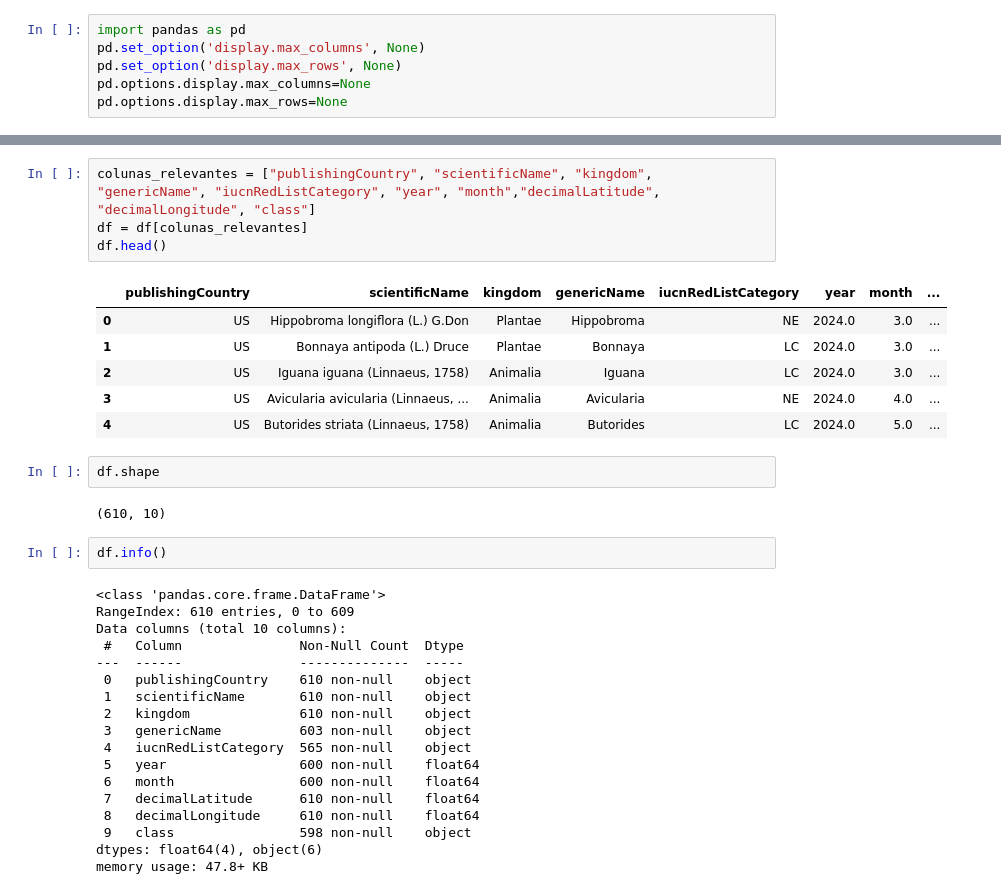
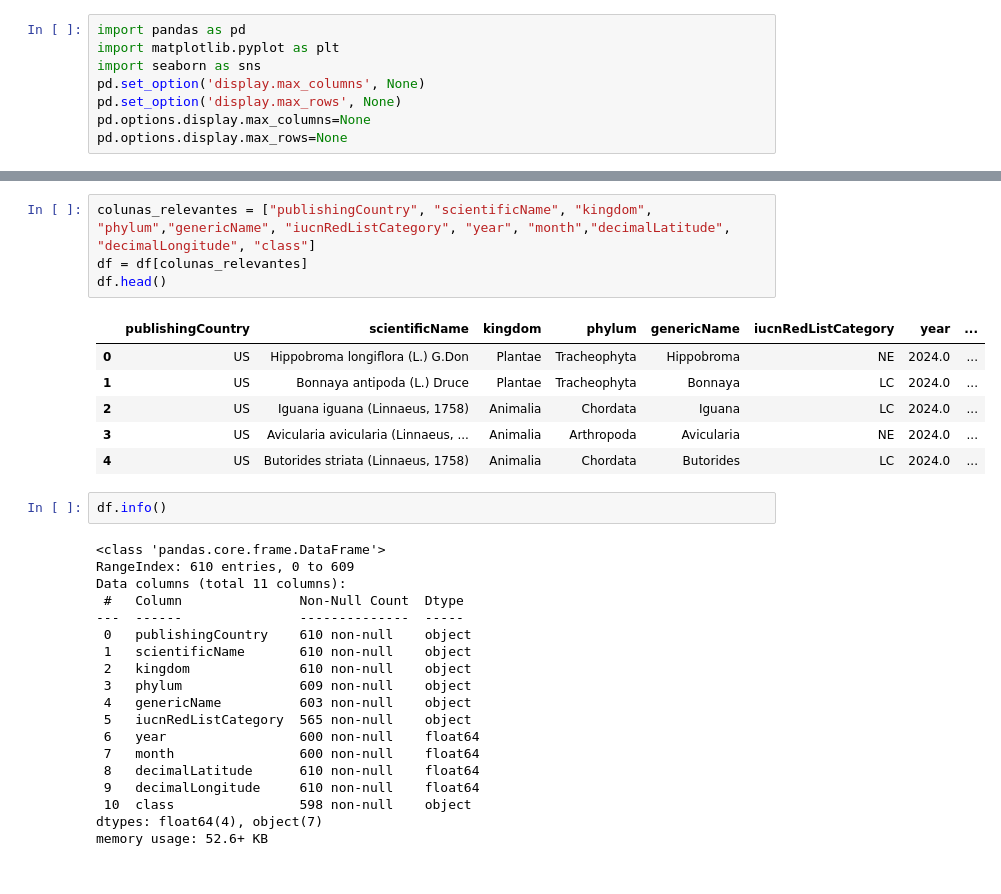
Before and after one commit to DaviMacielCavalcante/analise-de-dados-de-coleta-de-especimes-no-combu, a Jupyter notebook: script.ipynb, the cells around one changed output, grey strips where cells are left out. Saved outputs shown, nothing was run; the diff lists cells and outputs as text.

```diff
--- a/script.ipynb
+++ b/script.ipynb
@@ -1,5 +1,7 @@
 # %%
 import pandas as pd
+import matplotlib.pyplot as plt
+import seaborn as sns
 pd.set_option('display.max_columns', None)
 pd.set_option('display.max_rows', None)
 pd.options.display.max_columns=None
@@ -15,37 +17,34 @@ df.head()
 | 3 | 4891949736 | 50c9509d-22c7-4a22-a47d-8c48425ef4a7 | 28eb1a3f-1c15-4a95-931a-4af90ecb574d | 997448a8-f762-11e1-a439-00145eb45e9a | 28eb1a3f-1c15-4a95-931a-4af90ecb574d | US | ... |
 | 4 | 4872372054 | 50c9509d-22c7-4a22-a47d-8c48425ef4a7 | 28eb1a3f-1c15-4a95-931a-4af90ecb574d | 997448a8-f762-11e1-a439-00145eb45e9a | 28eb1a3f-1c15-4a95-931a-4af90ecb574d | US | ... |
 # %%
-colunas_relevantes = ["publishingCountry", "scientificName", "kingdom", "genericName", "iucnRedListCategory", "year", "month","decimalLatitude", "decimalLongitude", "class"]
+colunas_relevantes = ["publishingCountry", "scientificName", "kingdom", "phylum","genericName", "iucnRedListCategory", "year", "month","decimalLatitude", "decimalLongitude", "class"]
 df = df[colunas_relevantes]
 df.head()
 # %% [output]
-|  | publishingCountry | scientificName | kingdom | genericName | iucnRedListCategory | year | month | ... |
-| 0 | US | Hippobroma longiflora (L.) G.Don | Plantae | Hippobroma | NE | 2024.0 | 3.0 | ... |
-| 1 | US | Bonnaya antipoda (L.) Druce | Plantae | Bonnaya | LC | 2024.0 | 3.0 | ... |
-| 2 | US | Iguana iguana (Linnaeus, 1758) | Animalia | Iguana | LC | 2024.0 | 3.0 | ... |
-| 3 | US | Avicularia avicularia (Linnaeus, ... | Animalia | Avicularia | NE | 2024.0 | 4.0 | ... |
-| 4 | US | Butorides striata (Linnaeus, 1758) | Animalia | Butorides | LC | 2024.0 | 5.0 | ... |
+|  | publishingCountry | scientificName | kingdom | phylum | genericName | iucnRedListCategory | year | ... |
+| 0 | US | Hippobroma longiflora (L.) G.Don | Plantae | Tracheophyta | Hippobroma | NE | 2024.0 | ... |
+| 1 | US | Bonnaya antipoda (L.) Druce | Plantae | Tracheophyta | Bonnaya | LC | 2024.0 | ... |
+| 2 | US | Iguana iguana (Linnaeus, 1758) | Animalia | Chordata | Iguana | LC | 2024.0 | ... |
+| 3 | US | Avicularia avicularia (Linnaeus, ... | Animalia | Arthropoda | Avicularia | NE | 2024.0 | ... |
+| 4 | US | Butorides striata (Linnaeus, 1758) | Animalia | Chordata | Butorides | LC | 2024.0 | ... |
-# %%
-df.shape
-# %% [output]
-(610, 10)
 # %%
 df.info()
 # %% [output]
 <class 'pandas.core.frame.DataFrame'>
 RangeIndex: 610 entries, 0 to 609
-Data columns (total 10 columns):
+Data columns (total 11 columns):
  #   Column               Non-Null Count  Dtype
 ---  ------               --------------  -----
  0   publishingCountry    610 non-null    object
  1   scientificName       610 non-null    object
  2   kingdom              610 non-null    object
- 3   genericName          603 non-null    object
- 4   iucnRedListCategory  565 non-null    object
- 5   year                 600 non-null    float64
- 6   month                600 non-null    float64
- 7   decimalLatitude      610 non-null    float64
- 8   decimalLongitude     610 non-null    float64
- 9   class                598 non-null    object
-dtypes: float64(4), object(6)
-memory usage: 47.8+ KB
+ 3   phylum               609 non-null    object
+ 4   genericName          603 non-null    object
+ 5   iucnRedListCategory  565 non-null    object
+ 6   year                 600 non-null    float64
+ 7   month                600 non-null    float64
+ 8   decimalLatitude      610 non-null    float64
+ 9   decimalLongitude     610 non-null    float64
+ 10  class                598 non-null    object
+dtypes: float64(4), object(7)
+memory usage: 52.6+ KB
```
Also changed, not shown: parts of 11 cells of this notebook, 7 other files.
